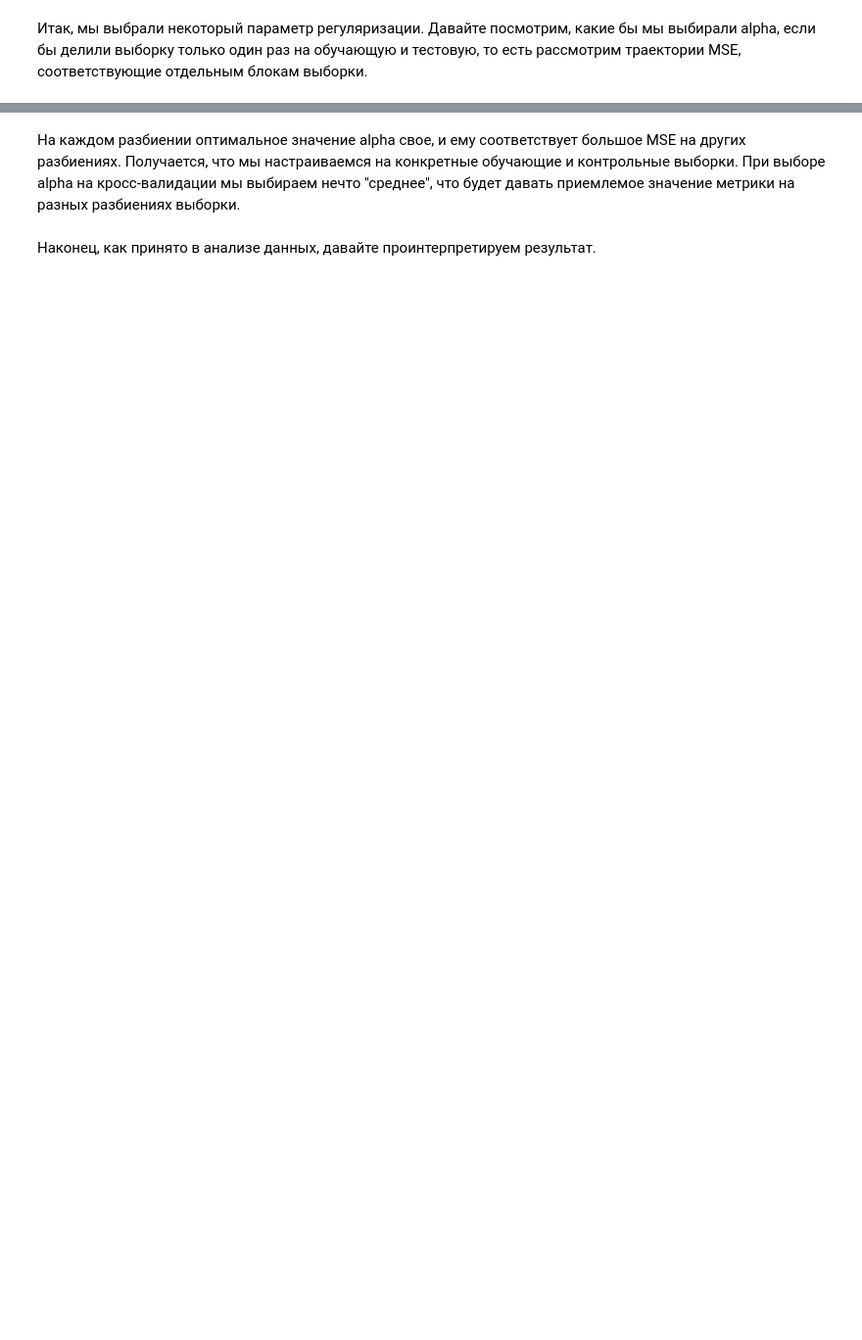
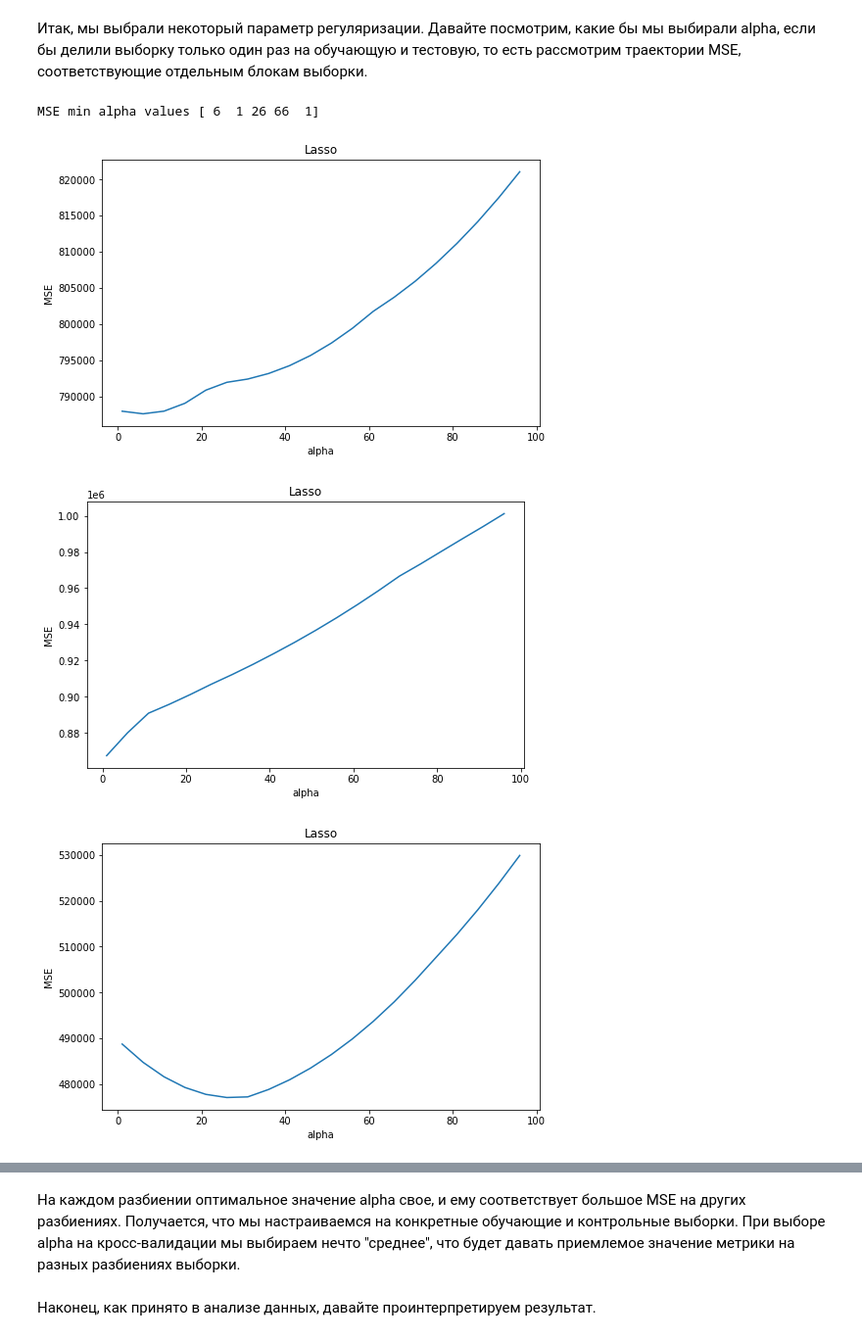
Before and after one commit to barklan-junk-yard/coursera_yandex_ml, a Jupyter notebook: 2_course [Supervised Learning]/Week 2 [Fighting Overfitting]/OverfittingTask.ipynb, the cells around one changed output, grey strips where cells are left out. Shown: that part at 98% size. Drawn from its saved outputs; the diff is of its cells as text; code cells hidden in the pictures; blank space fills up the shorter version.

```diff
--- a/2_course [Supervised Learning]/Week 2 [Fighting Overfitting]/OverfittingTask.ipynb
+++ b/2_course [Supervised Learning]/Week 2 [Fighting Overfitting]/OverfittingTask.ipynb
@@ -303,4 +329,20 @@ alphas = np.arange(1, 100, 5)
 # %%
 # Код 3.3 (1 балл)
 # Выведите значения alpha, соответствующие минимумам MSE на каждом разбиении (то есть по столбцам).
 # На трех отдельных графиках визуализируйте столбцы .mse_path_
+print('MSE min alpha values',
+     lassocv_regressor.alphas_[np.argmin(lassocv_regressor.mse_path_, axis = 0)])
+
+
+for i in range(lassocv_regressor.mse_path_.shape[1]):
+    plt.figure(figsize=(8, 5))
+    plt.plot(lassocv_regressor.alphas_, lassocv_regressor.mse_path_[:, i])
+    plt.xlabel('alpha')
+    plt.ylabel('MSE')
+    plt.title('Lasso')
+    plt.show()
+# %% [output]
+MSE min alpha values [ 6  1 26 66  1]
+[figure, added]
+[figure, added]
+[figure, added]
```
Also changed, not shown: parts of 5 cells of this notebook, 3 other files.
